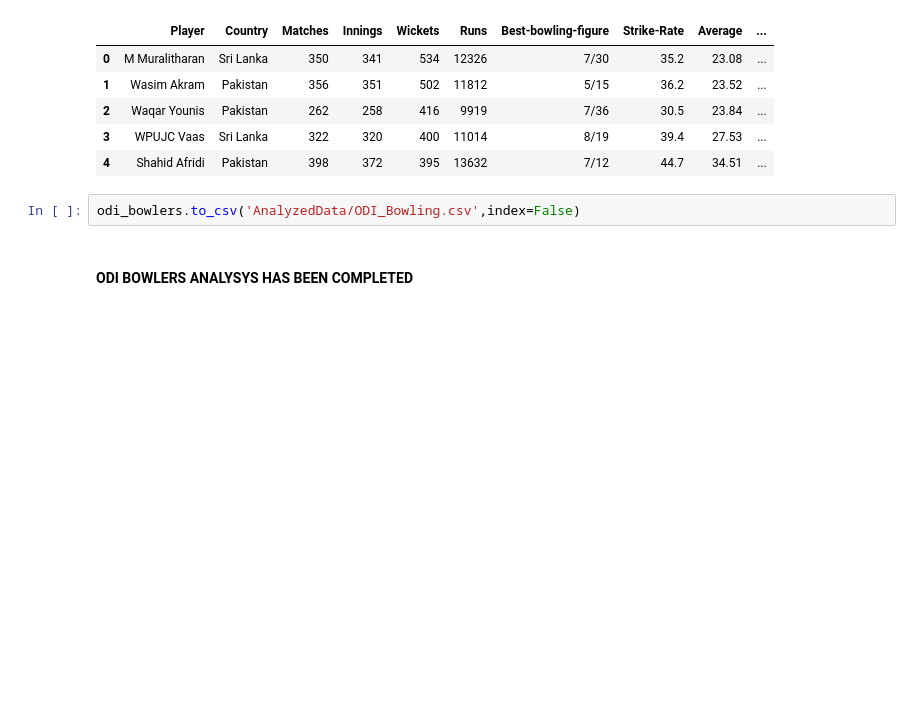
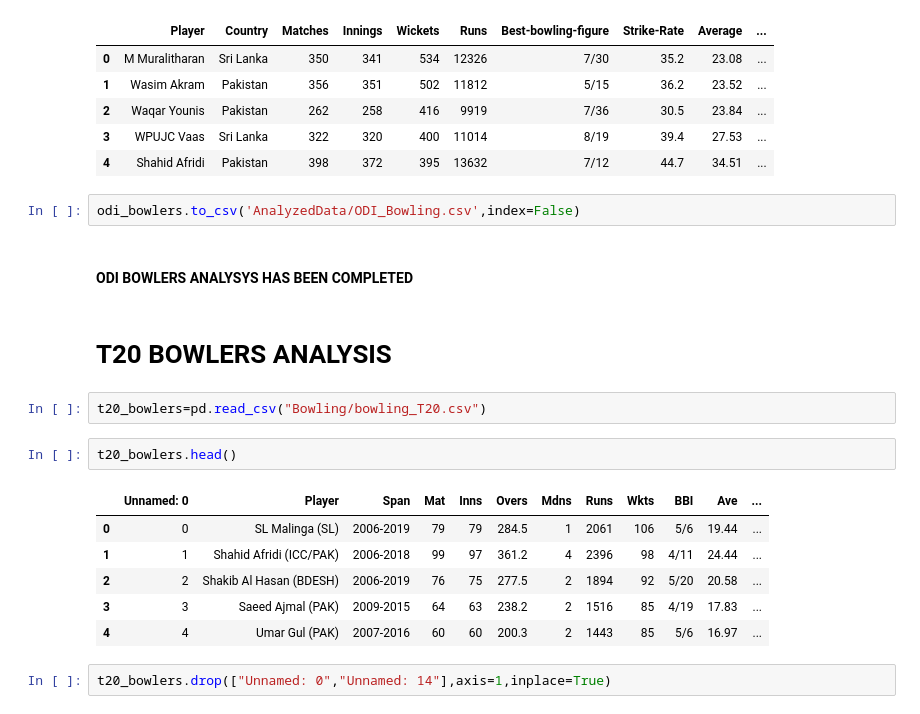
Before and after one commit to zahid16-code/Cricket-Data-Analysis, a Jupyter notebook: CricketdataAnalysys.ipynb, the cells around one changed output. Cells and saved outputs as stored; diff of their text form; blank space fills up the shorter version.

```diff
--- a/CricketdataAnalysys.ipynb
+++ b/CricketdataAnalysys.ipynb
@@ -913,3 +909,18 @@ See the caveats in the documentation: https://pandas.pydata.org/pandas-docs/stab
 odi_bowlers.to_csv('AnalyzedData/ODI_Bowling.csv',index=False)
 # %% [markdown]
 #### ODI BOWLERS ANALYSYS HAS BEEN COMPLETED
+# %% [markdown]
+# T20 BOWLERS ANALYSIS
+# %%
+t20_bowlers=pd.read_csv("Bowling/bowling_T20.csv")
+# %%
+t20_bowlers.head()
+# %% [output]
+|  | Unnamed: 0 | Player | Span | Mat | Inns | Overs | Mdns | Runs | Wkts | BBI | Ave | ... |
+| 0 | 0 | SL Malinga (SL) | 2006-2019 | 79 | 79 | 284.5 | 1 | 2061 | 106 | 5/6 | 19.44 | ... |
+| 1 | 1 | Shahid Afridi (ICC/PAK) | 2006-2018 | 99 | 97 | 361.2 | 4 | 2396 | 98 | 4/11 | 24.44 | ... |
+| 2 | 2 | Shakib Al Hasan (BDESH) | 2006-2019 | 76 | 75 | 277.5 | 2 | 1894 | 92 | 5/20 | 20.58 | ... |
+| 3 | 3 | Saeed Ajmal (PAK) | 2009-2015 | 64 | 63 | 238.2 | 2 | 1516 | 85 | 4/19 | 17.83 | ... |
+| 4 | 4 | Umar Gul (PAK) | 2007-2016 | 60 | 60 | 200.3 | 2 | 1443 | 85 | 5/6 | 16.97 | ... |
+# %%
+t20_bowlers.drop(["Unnamed: 0","Unnamed: 14"],axis=1,inplace=True)
```
Also changed, not shown: parts of 12 cells of this notebook, 1 other file.
